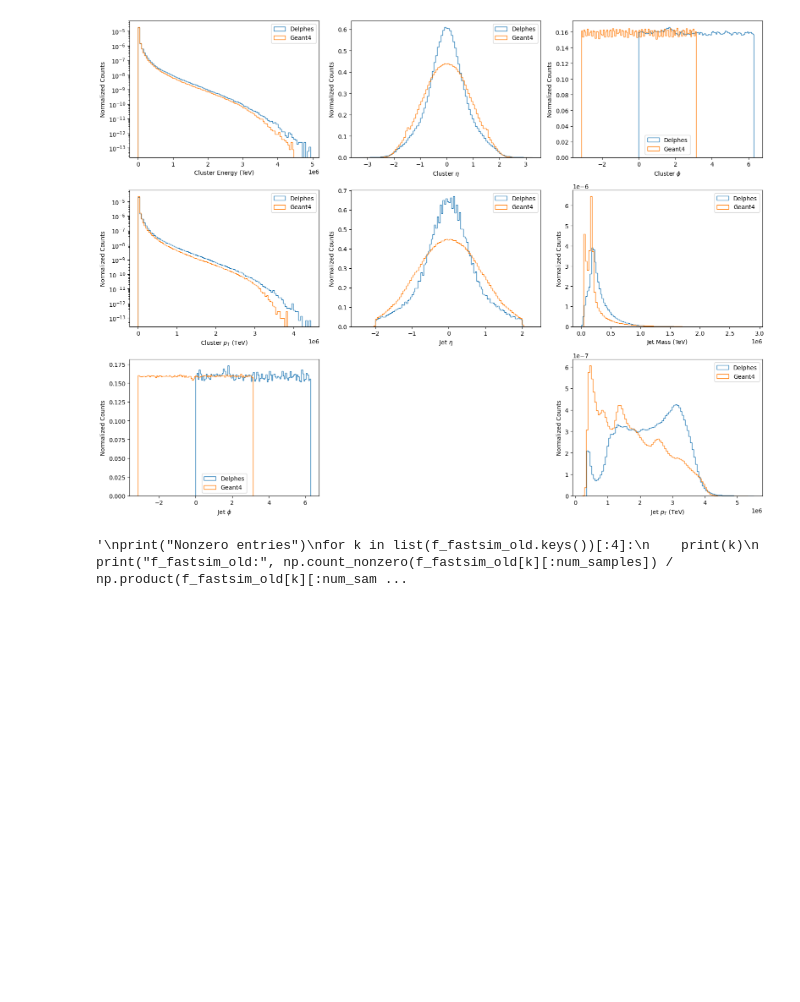
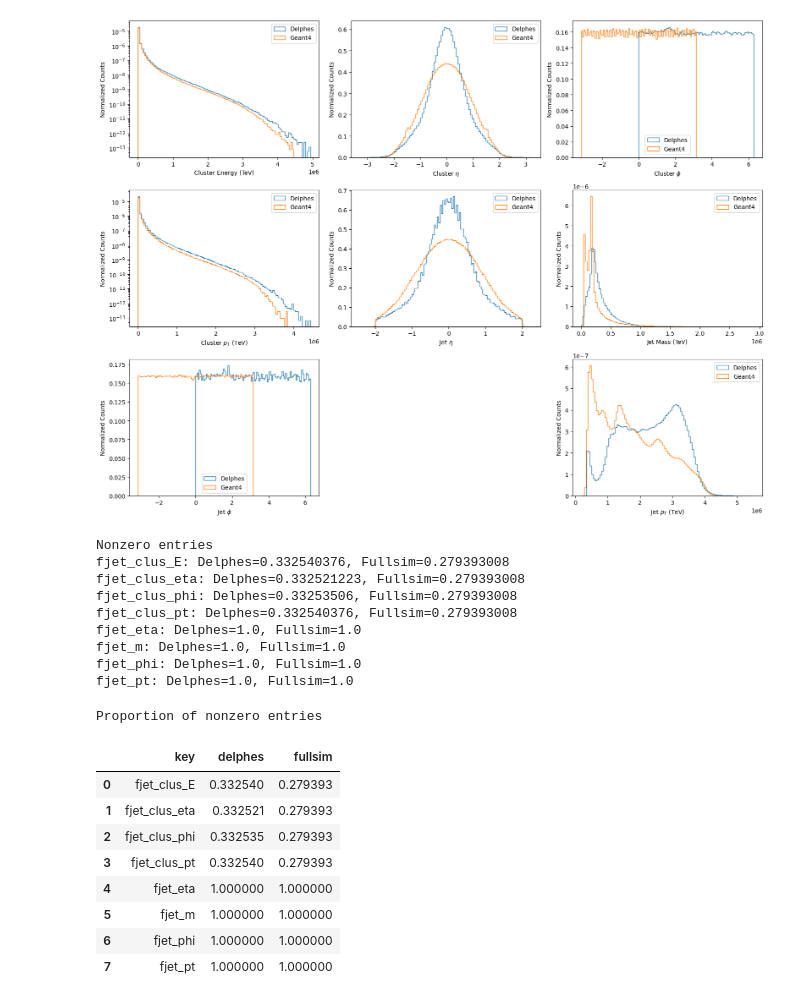
Before and after one commit to evilpegasus/transfer-learning, a Jupyter notebook: eda.ipynb, the cells around one changed output. Saved outputs shown, nothing was run; the diff lists cells and outputs as text; code cells hidden in the pictures; blank space fills up the shorter version.

```diff
--- a/eda.ipynb
+++ b/eda.ipynb
@@ -117,13 +117,44 @@ plt.show()
     # delphes "smears" with noise - it's more continuous
 
 # sparsity check (non zero entries)
-"""
+
+nonzero_dict = {
+    "key": keys,
+    "delphes": [],
+    "fullsim": [],
+}
 print("Nonzero entries")
-for k in list(f_fastsim_old.keys())[:4]:
-    print(k)
-    print("f_fastsim_old:", np.count_nonzero(f_fastsim_old[k][:num_samples]) / np.product(f_fastsim_old[k][:num_samples].shape))
-    print("f_fastsim_new:", np.count_nonzero(f_fastsim_new[k][:num_samples]) / np.product(f_fastsim_new[k][:num_samples].shape))
-    print("f_fullsim:", np.count_nonzero(f_fullsim[k][:num_samples]) / np.product(f_fullsim[k][:num_samples].shape))
-"""
+with h5py.File(delphes_path, "r") as delphes_f, h5py.File(fullsim_path, "r") as fullsim_f:
+    for key in keys:
+        # delphes_sample_data[key] = delphes_f[key][:NUM_SAMPLES].flatten()
+        # fullsim_sample_data[key] = fullsim_f[key][:NUM_SAMPLES].flatten()
+        delphes_nonzero = np.count_nonzero(delphes_sample_data[key]) / len(delphes_sample_data[key])
+        fullsim_nonzero = np.count_nonzero(fullsim_sample_data[key]) / len(fullsim_sample_data[key])
+        print(f"{key}: Delphes={delphes_nonzero}, Fullsim={fullsim_nonzero}")
+        nonzero_dict["delphes"].append(delphes_nonzero)
+        nonzero_dict["fullsim"].append(fullsim_nonzero)
+nonzero_df = pd.DataFrame(nonzero_dict)
 # %% [output]
-'\nprint("Nonzero entries")\nfor k in list(f_fastsim_old.keys())[:4]:\n    print(k)\n    print("f_fastsim_old:", np.count_nonzero(f_fastsim_old[k][:num_samples]) / np.product(f_fastsim_old[k][:num_sam ...
+Nonzero entries
+fjet_clus_E: Delphes=0.332540376, Fullsim=0.279393008
+fjet_clus_eta: Delphes=0.332521223, Fullsim=0.279393008
+fjet_clus_phi: Delphes=0.33253506, Fullsim=0.279393008
+fjet_clus_pt: Delphes=0.332540376, Fullsim=0.279393008
+fjet_eta: Delphes=1.0, Fullsim=1.0
+fjet_m: Delphes=1.0, Fullsim=1.0
+fjet_phi: Delphes=1.0, Fullsim=1.0
+fjet_pt: Delphes=1.0, Fullsim=1.0
+# %%
+print("Proportion of nonzero entries")
+nonzero_df
+# %% [output]
+Proportion of nonzero entries
+|  | key | delphes | fullsim |
+| 0 | fjet_clus_E | 0.332540 | 0.279393 |
+| 1 | fjet_clus_eta | 0.332521 | 0.279393 |
+| 2 | fjet_clus_phi | 0.332535 | 0.279393 |
+| 3 | fjet_clus_pt | 0.332540 | 0.279393 |
+| 4 | fjet_eta | 1.000000 | 1.000000 |
+| 5 | fjet_m | 1.000000 | 1.000000 |
+| 6 | fjet_phi | 1.000000 | 1.000000 |
+| 7 | fjet_pt | 1.000000 | 1.000000 |
```
